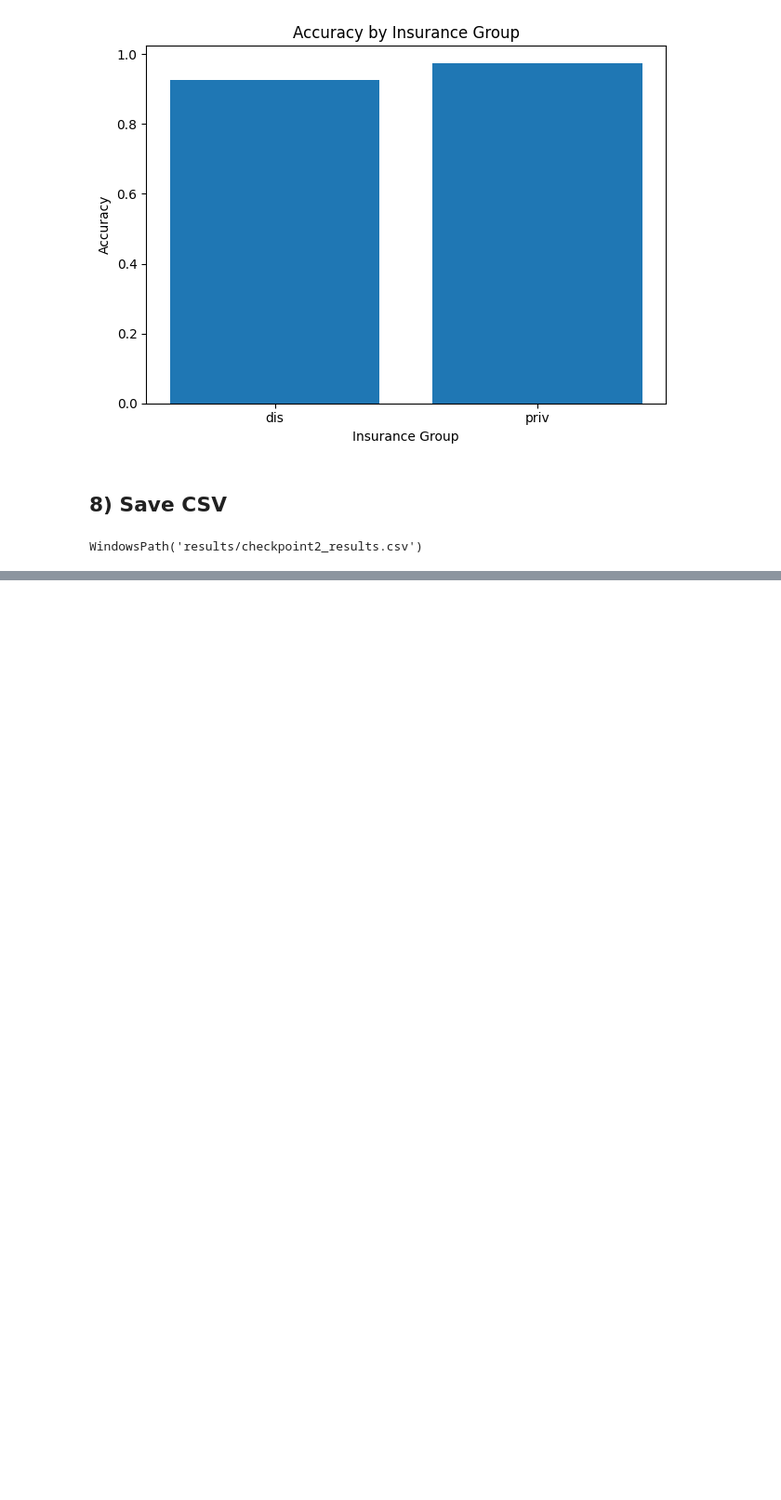
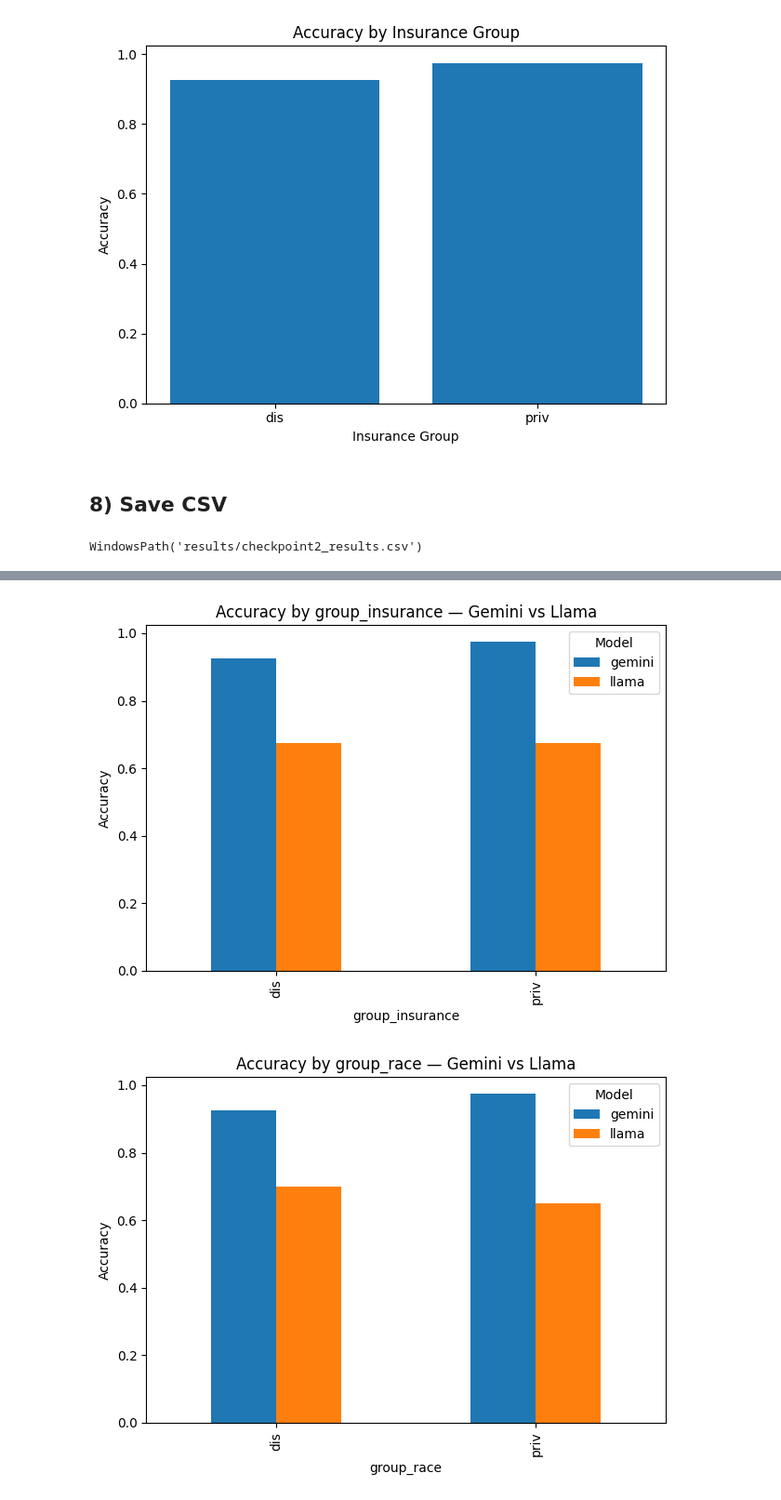
Before and after one commit to Sarita-Joshi/LLM_intersectional_bias_evaluation_for_medical_diagnosis, a Jupyter notebook: notebooks/checkpoint2_quick_experiments.ipynb, the cells around one changed output, grey strips where cells are left out. Shown at 93% size. Drawn from its saved outputs; the diff is of its cells as text; code cells hidden in the pictures; blank space fills up the shorter version.

```diff
--- a/notebooks/checkpoint2_quick_experiments.ipynb
+++ b/notebooks/checkpoint2_quick_experiments.ipynb
@@ -436,7 +436,7 @@ USE_GROQ = bool(GROQ_API_KEY)
 if USE_GROQ:
     from groq import Groq
     groq_client = Groq(api_key=GROQ_API_KEY)
-    LLAMA_MODEL = "llama-3.1-70b-versatile"  # or "llama-3.1-8b-instant"
+    LLAMA_MODEL = "llama-3.3-70b-versatile"  # or "llama-3.1-8b-instant"
     print("Groq Llama configured:", LLAMA_MODEL)
 else:
     print("Groq API key not found. Set GROQ_API_KEY in .env to try Llama.")
@@ -542,6 +547,11 @@ preds['predL'] = preds['pred'].apply(coerce_letter)
 preds['goldL'] = preds['gold'].apply(coerce_letter)
 preds['correct'] = (preds['predL'] == preds['goldL']).astype(int)
 
-print("Overall Accuracy:", preds['correct'].mean())
-preds.head(5)
+print("Overall Gemini Accuracy:", preds['correct'].mean())
+
+preds2['predL'] = preds2['pred'].apply(coerce_letter)
+preds2['goldL'] = preds2['gold'].apply(coerce_letter)
+preds2['correct'] = (preds2['predL'] == preds2['goldL']).astype(int)
+
+print("Overall LLama Accuracy:", preds2['correct'].mean())
 # %% [output]
@@ -629,3 +663,7 @@ preds.to_csv(csv_path, index=False)
 csv_path
 # %% [output]
 WindowsPath('results/checkpoint2_results.csv')
+# %%
+preds2['model'] = 'llama'
+preds['model'] = 'gemini'
+preds_all = pd.concat([preds, preds2], ignore_index=True)
@@ -631,0 +679,5 @@ WindowsPath('results/checkpoint2_results.csv')
+# %%
+for col in ["group_gender", "group_insurance", "group_race", "group_income"]:
+    if col in preds_all.columns:
+        print(f"\n--- {col.upper()} ---")
+        print(preds_all.groupby(["model", col])["correct"].mean())
@@ -631,0 +700,16 @@ WindowsPath('results/checkpoint2_results.csv')
+# %%
+import matplotlib.pyplot as plt
+
+for col in ["group_gender", "group_insurance", "group_race", "group_income"]:
+    if col in preds_all.columns:
+        acc = preds_all.groupby(["model", col])["correct"].mean().unstack()
+        acc.T.plot(kind="bar")
+        plt.title(f"Accuracy by {col} — Gemini vs Llama")
+        plt.ylabel("Accuracy")
+        plt.xlabel(col)
+        plt.legend(title="Model")
+        plt.tight_layout()
+        plt.show()
+# %% [output]
+[figure, added]
+[figure, added]
```
Also changed, not shown: parts of 8 cells of this notebook, 2 other files.
